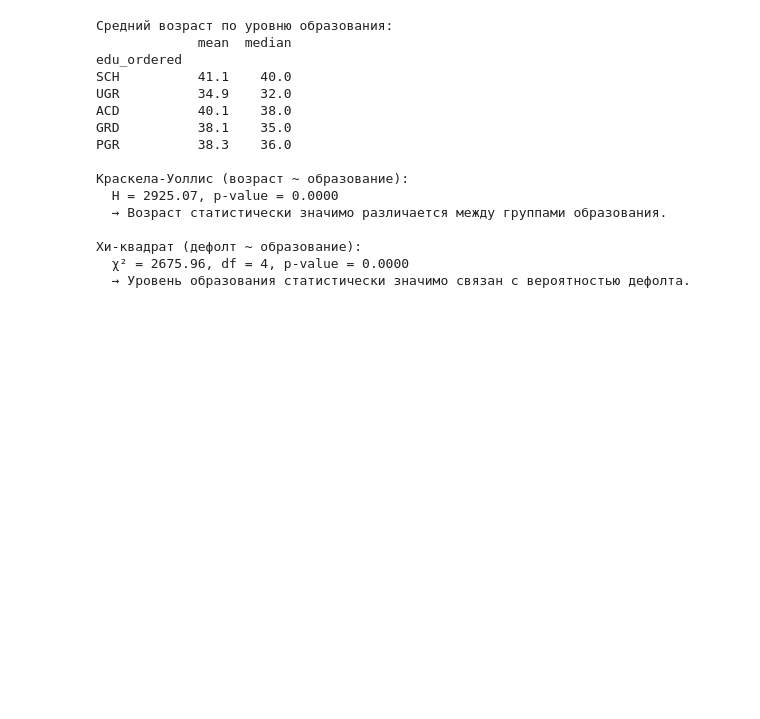
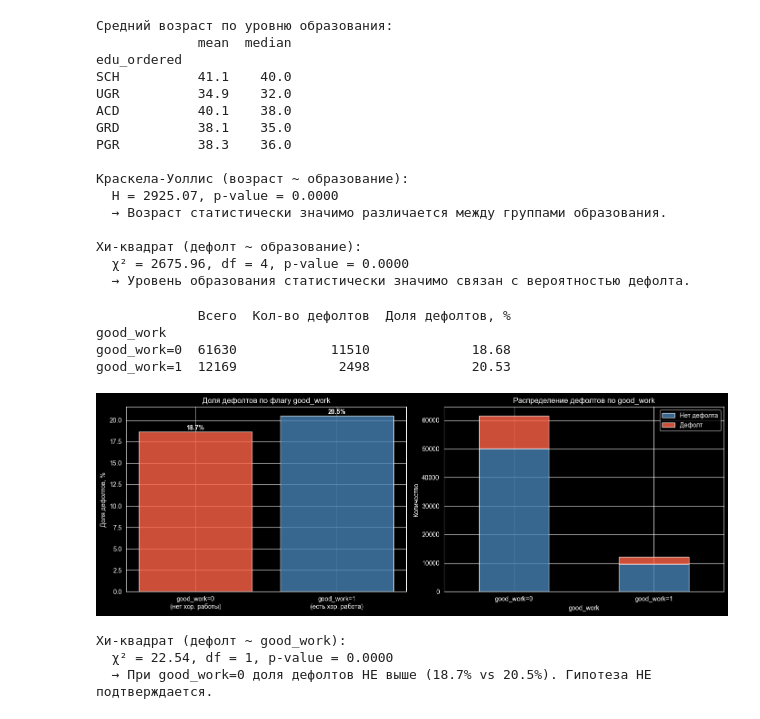
Before and after one commit to yemtsovaanna-alt/WB_DS, a Jupyter notebook: задание_1.ipynb, the cells around one changed output. Saved outputs shown, nothing was run; the diff lists cells and outputs as text; code cells hidden in the pictures; blank space fills up the shorter version.

```diff
--- a/задание_1.ipynb
+++ b/задание_1.ipynb
@@ -448,5 +448,66 @@ PGR          38.3    36.0
   χ² = 2675.96, df = 4, p-value = 0.0000
   → Уровень образования статистически значимо связан с вероятностью дефолта.
 # %%
-# При good_work = 0 увеличивается риск невозврата кредита (флаг дефолта);
+#3. При good_work = 0 увеличивается риск невозврата кредита (флаг дефолта)
+
+from scipy import stats
+
+# --- Описательные статистики ---
+default_by_work = df.groupby('good_work')['default'].agg(['mean', 'sum', 'count'])
+default_by_work.index = default_by_work.index.map({False: 'good_work=0', True: 'good_work=1'})
+default_by_work.columns = ['Доля дефолтов', 'Кол-во дефолтов', 'Всего']
+default_by_work['Доля дефолтов, %'] = (default_by_work['Доля дефолтов'] * 100).round(2)
+print(default_by_work[['Всего', 'Кол-во дефолтов', 'Доля дефолтов, %']])
+
+# --- Визуализация ---
+fig, axes = plt.subplots(1, 2, figsize=(14, 5))
+
+# Столбчатая диаграмма — доля дефолтов
+labels = ['good_work=0\n(нет хор. работы)', 'good_work=1\n(есть хор. работа)']
+rates = [
+    df[df['good_work'] == False]['default'].mean() * 100,
+    df[df['good_work'] == True]['default'].mean() * 100,
+]
+axes[0].bar(labels, rates, color=['tomato', 'steelblue'], alpha=0.8)
+axes[0].set_title('Доля дефолтов по флагу good_work')
+axes[0].set_ylabel('Доля дефолтов, %')
+for i, v in enumerate(rates):
+    axes[0].text(i, v + 0.2, f'{v:.1f}%', ha='center', fontweight='bold')
+
+# Stacked bar — абсолютное распределение
+ct = pd.crosstab(df['good_work'], df['default'])
+ct.index = ['good_work=0', 'good_work=1']
+ct.columns = ['Нет дефолта', 'Дефолт']
+ct.plot(kind='bar', stacked=True, color=['steelblue', 'tomato'], alpha=0.8, ax=axes[1])
+axes[1].set_title('Распределение дефолтов по good_work')
+axes[1].set_xlabel('good_work')
+axes[1].set_ylabel('Количество')
+axes[1].tick_params(axis='x', rotation=0)
+
+plt.tight_layout()
+plt.show()
+
+# --- Статистический тест: хи-квадрат ---
+contingency = pd.crosstab(df['good_work'], df['default'])
+chi2, p_chi2, dof, _ = stats.chi2_contingency(contingency)
+print(f"\nХи-квадрат (дефолт ~ good_work):")
+print(f"  χ² = {chi2:.2f}, df = {dof}, p-value = {p_chi2:.4f}")
+if p_chi2 < 0.05:
+    no_good = df[df['good_work'] == False]['default'].mean()
+    yes_good = df[df['good_work'] == True]['default'].mean()
+    if no_good > yes_good:
+        print(f"  → При good_work=0 доля дефолтов выше ({no_good*100:.1f}% vs {yes_good*100:.1f}%). Гипотеза ПОДТВЕРЖДАЕТСЯ.")
+    else:
+        print(f"  → При good_work=0 доля дефолтов НЕ выше ({no_good*100:.1f}% vs {yes_good*100:.1f}%). Гипотеза НЕ подтверждается.")
+else:
+    print("  → Значимой связи между good_work и дефолтом не обнаружено. Гипотеза НЕ подтверждается.")
+# %% [output]
+             Всего  Кол-во дефолтов  Доля дефолтов, %
+good_work
+good_work=0  61630            11510             18.68
+good_work=1  12169             2498             20.53
+[figure, added]
+Хи-квадрат (дефолт ~ good_work):
+  χ² = 22.54, df = 1, p-value = 0.0000
+  → При good_work=0 доля дефолтов НЕ выше (18.7% vs 20.5%). Гипотеза НЕ подтверждается.
 # %%
```
Also changed, not shown: parts of 5 cells of this notebook, 3 other files.
